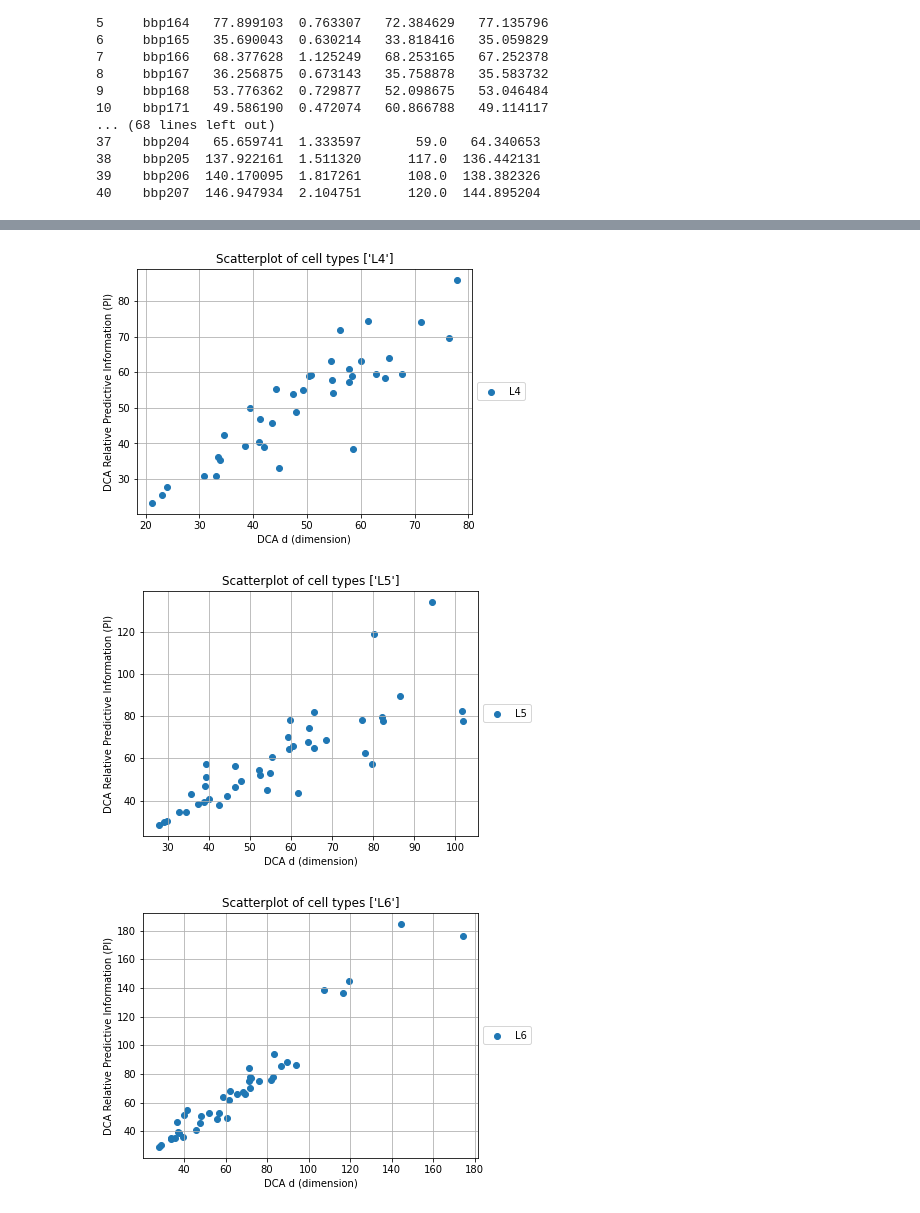
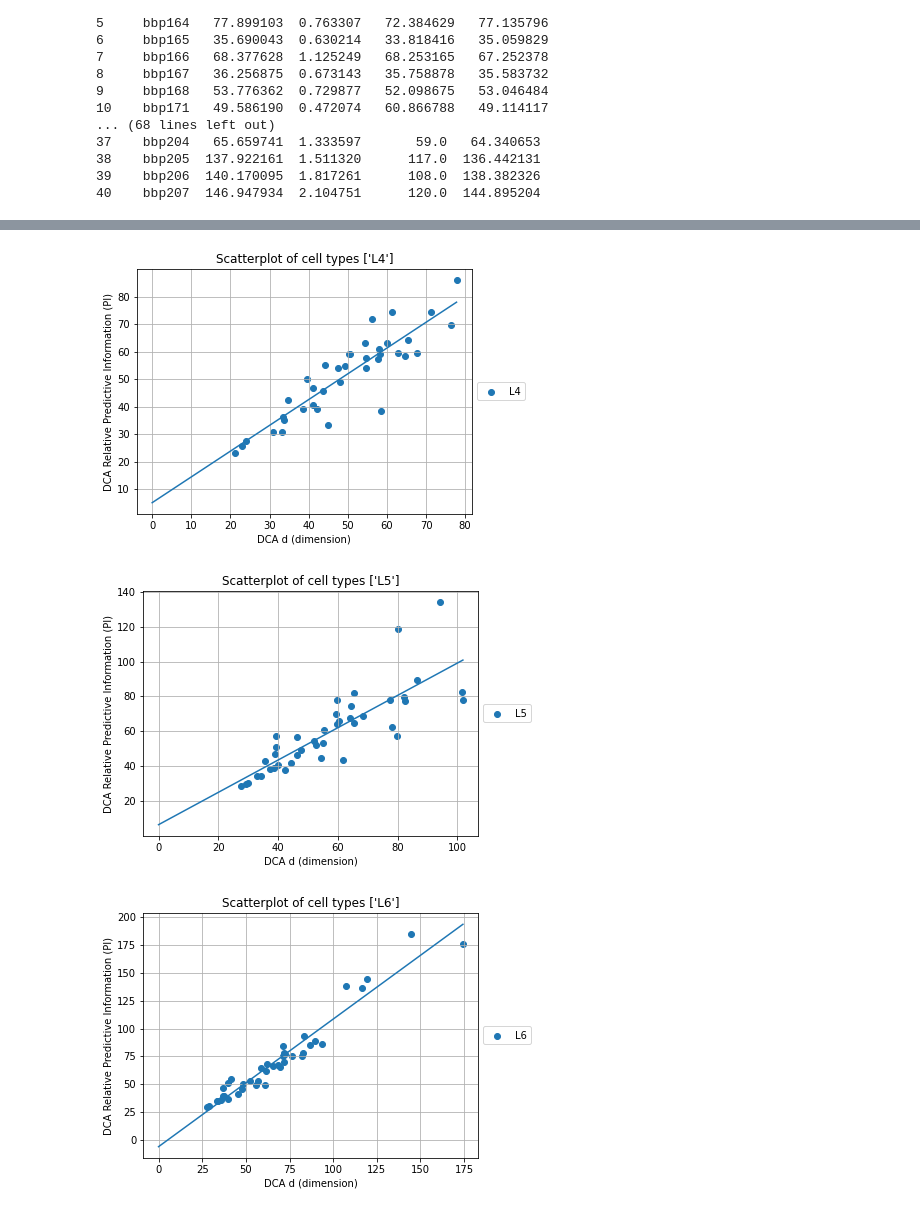
Before and after one commit to sushanthkumar2004/single-neuron-complexity, a Jupyter notebook: DCA_Graphs_and_Analysis.ipynb, the cells around one changed output, grey strips where cells are left out. Drawn from its saved outputs; the diff is of its cells as text; code cells hidden in the pictures.

Commit message:
plot line of best fit

```diff
--- a/DCA_Graphs_and_Analysis.ipynb
+++ b/DCA_Graphs_and_Analysis.ipynb
@@ -852,11 +852,34 @@ print(generate_DCA_vs_PI_by_type('L6', fit='exp', use_integer_DCA=True))
 39    bbp206  140.170095  1.817261      108.0  138.382326
 40    bbp207  146.947934  2.104751      120.0  144.895204
 # %%
-def generate_scatter_plot_DCA_vs_PI_by_type(cell_types_to_plot, normalizer='unnorm', use_integer_DCA=True, img_width=6, img_height=4.5):
+def line_of_best_fit(cell_type, normalizer='unnorm', use_integer_DCA=True):
+    data_cell_type = generate_DCA_vs_PI_by_type(cell_type, use_integer_DCA=use_integer_DCA)
+    # y = mx + b
+    m, b = np.polyfit(data_cell_type['dca_level'], data_cell_type['pi'], 1)
+    return m, b
+
+
+def generate_scatter_plot_DCA_vs_PI_by_type(cell_types_to_plot, normalizer='unnorm', use_integer_DCA=True,
+                                            img_width=6, img_height=4.5, show_line_best_fit=False):
+
+    colors_to_use = []
+    max_dca = 0
+
     plt.figure(figsize=(img_width, img_height))
     for cell_type in cell_types_to_plot:
         data_cell_type = generate_DCA_vs_PI_by_type(cell_type, use_integer_DCA=use_integer_DCA)
         plt.scatter(data_cell_type['dca_level'], data_cell_type['pi'], label=cell_type)
+        max_dca = max(data_cell_type['dca_level'].max(), max_dca)
+        colors_to_use.append(plt.gca().collections[-1].get_facecolor())
+
+    color_index = 0
+    if show_line_best_fit:
+        for cell_type in cell_types_to_plot:
+            m, b = line_of_best_fit(cell_type, normalizer=normalizer, use_integer_DCA=use_integer_DCA)
+            x_plt = np.linspace(0, max_dca, 300)
+            plt.plot(x_plt, m * x_plt + b, color=colors_to_use[color_index])
+            color_index += 1
+
     plt.title('Scatterplot of cell types ' + str(cell_types_to_plot))
     plt.xlabel('DCA d (dimension)')
     plt.ylabel('DCA Relative Predictive Information (PI)')
@@ -865,10 +888,10 @@ def generate_scatter_plot_DCA_vs_PI_by_type(cell_types_to_plot, normalizer='unno
     plt.show()
 
 generate_scatter_plot_DCA_vs_PI_by_type(['L1', 'L23', 'L4', 'L5', 'L6'], use_integer_DCA=False)
-generate_scatter_plot_DCA_vs_PI_by_type(['L1'], use_integer_DCA=False)
-generate_scatter_plot_DCA_vs_PI_by_type(['L23'], use_integer_DCA=False)
-generate_scatter_plot_DCA_vs_PI_by_type(['L4'], use_integer_DCA=False)
-generate_scatter_plot_DCA_vs_PI_by_type(['L5'], use_integer_DCA=False)
-generate_scatter_plot_DCA_vs_PI_by_type(['L6'], use_integer_DCA=False)
+generate_scatter_plot_DCA_vs_PI_by_type(['L1'], use_integer_DCA=False, show_line_best_fit=True)
+generate_scatter_plot_DCA_vs_PI_by_type(['L23'], use_integer_DCA=False, show_line_best_fit=True)
+generate_scatter_plot_DCA_vs_PI_by_type(['L4'], use_integer_DCA=False, show_line_best_fit=True)
+generate_scatter_plot_DCA_vs_PI_by_type(['L5'], use_integer_DCA=False, show_line_best_fit=True)
+generate_scatter_plot_DCA_vs_PI_by_type(['L6'], use_integer_DCA=False, show_line_best_fit=True)
 # %% [output]
 [figure]
@@ -877,3 +900,3 @@ generate_scatter_plot_DCA_vs_PI_by_type(['L6'], use_integer_DCA=False)
-[figure, old version]
+[figure, new version]
-[figure, old version]
+[figure, new version]
-[figure, old version]
+[figure, new version]
```
Also changed, not shown: parts of 2 cells of this notebook.
